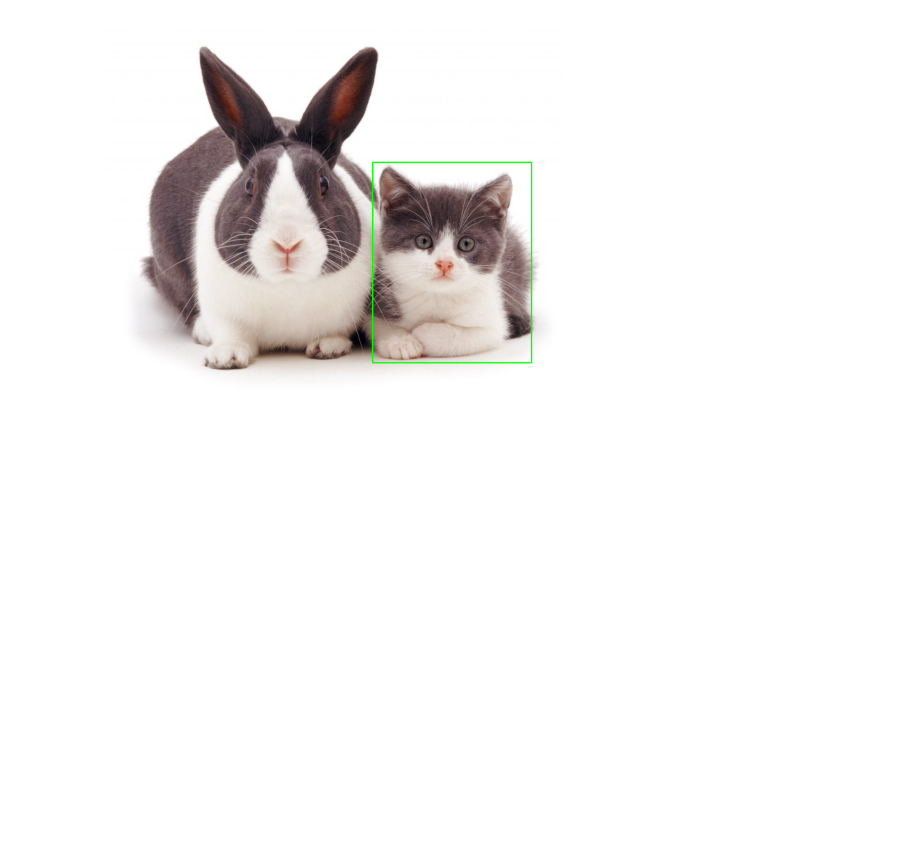
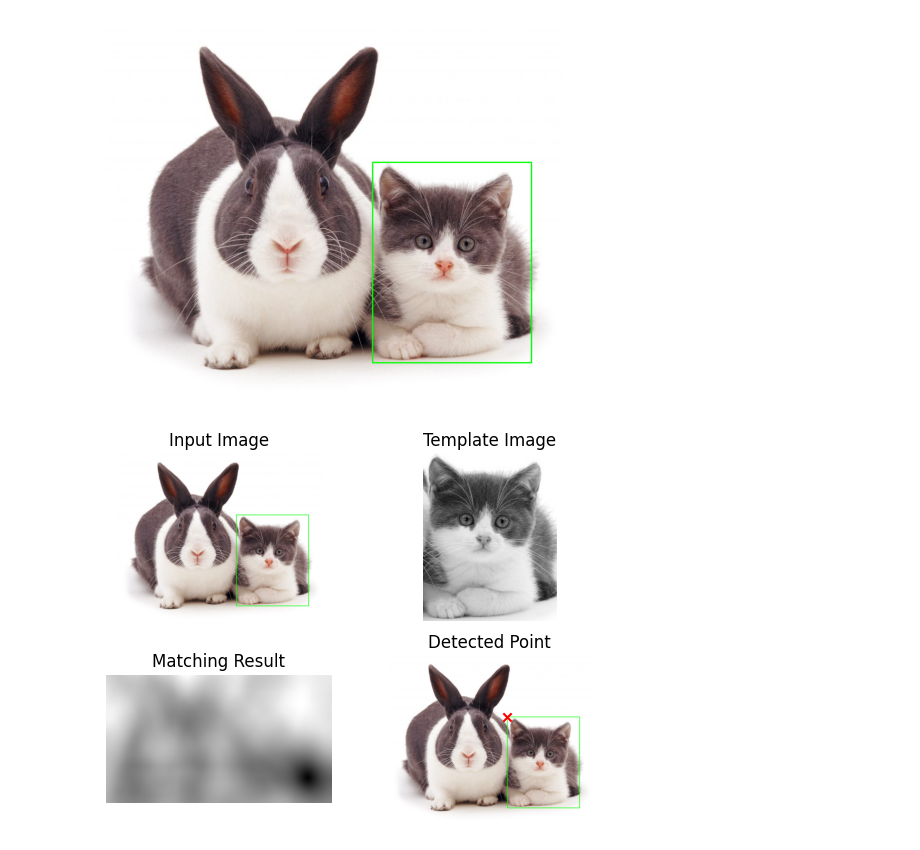
Before and after one commit to noora20FH/PCVK, a Jupyter notebook: week11.ipynb, the cells around one changed output. Saved outputs shown, nothing was run; the diff lists cells and outputs as text; code cells hidden in the pictures; blank space fills up the shorter version.

```diff
--- a/week11.ipynb
+++ b/week11.ipynb
@@ -58,3 +58,37 @@ plt.axis('off')
 plt.show()
 # %% [output]
 [figure]
+# %%
+
+
+# Convert the images to grayscale
+img_ori_gray = cv.cvtColor(img_ori, cv.COLOR_BGR2GRAY)
+img_template_gray = cv.cvtColor(img_template, cv.COLOR_BGR2GRAY)
+
+# Perform template matching using TM_SQDIFF method
+result = cv.matchTemplate(img_ori_gray, img_template_gray, cv.TM_SQDIFF)
+
+# Find the minimum value and its location in the result
+min_val, _, min_loc, _ = cv.minMaxLoc(result)
+
+# Get the top-left corner coordinates of the template in the original image
+top_left = min_loc
+
+# Draw a rectangle around the matched region
+height, width = img_template_gray.shape
+bottom_right = (top_left[0] + width, top_left[1] + height)
+cv.rectangle(img_ori, top_left, bottom_right, (0, 255, 0), 2)
+
+# Display the input image, template image, matching result, and detected point
+plt.subplot(221), plt.imshow(cv.cvtColor(img_ori, cv.COLOR_BGR2RGB))
+plt.title('Input Image'), plt.axis('off')
+plt.subplot(222), plt.imshow(cv.cvtColor(img_template_gray, cv.COLOR_BGR2RGB))
+plt.title('Template Image'), plt.axis('off')
+plt.subplot(223), plt.imshow(result, cmap='gray')
+plt.title('Matching Result'), plt.axis('off')
+plt.subplot(224), plt.imshow(cv.cvtColor(img_ori, cv.COLOR_BGR2RGB))
+plt.title('Detected Point'), plt.axis('off')
+plt.scatter(top_left[0], top_left[1], color='r', marker='x')
+plt.show()
+# %% [output]
+[figure, added]
```
